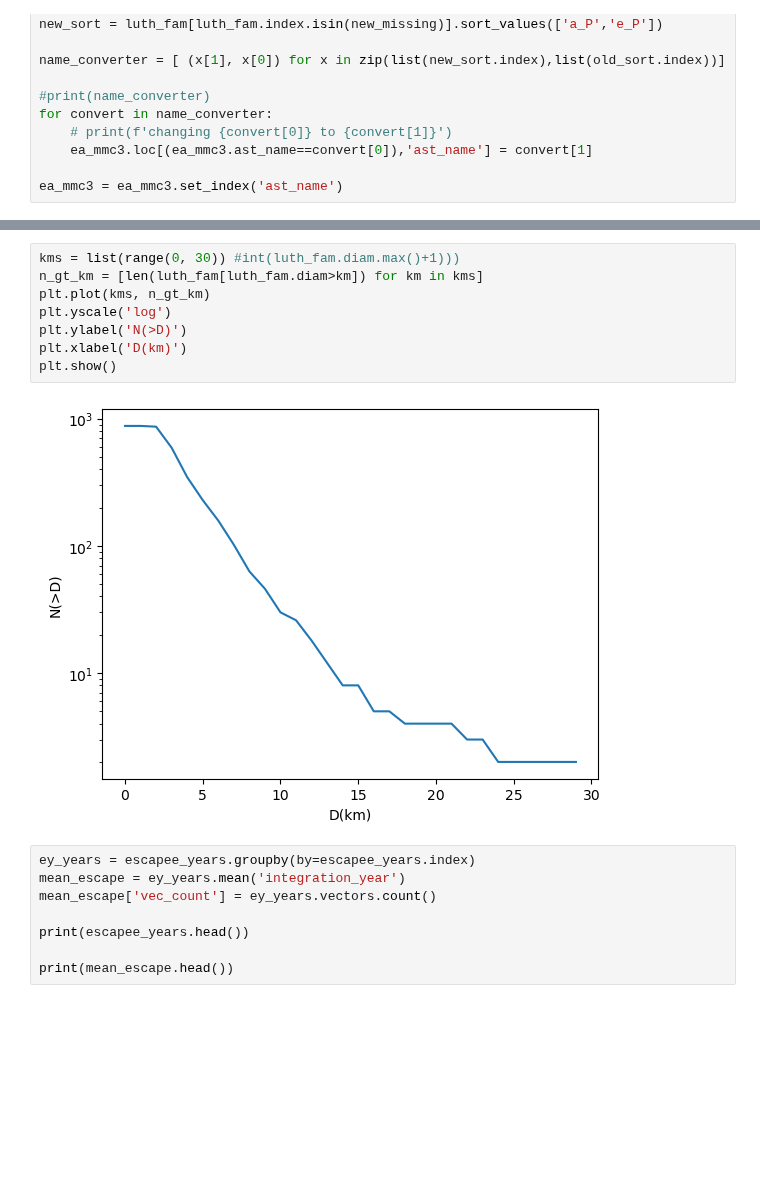
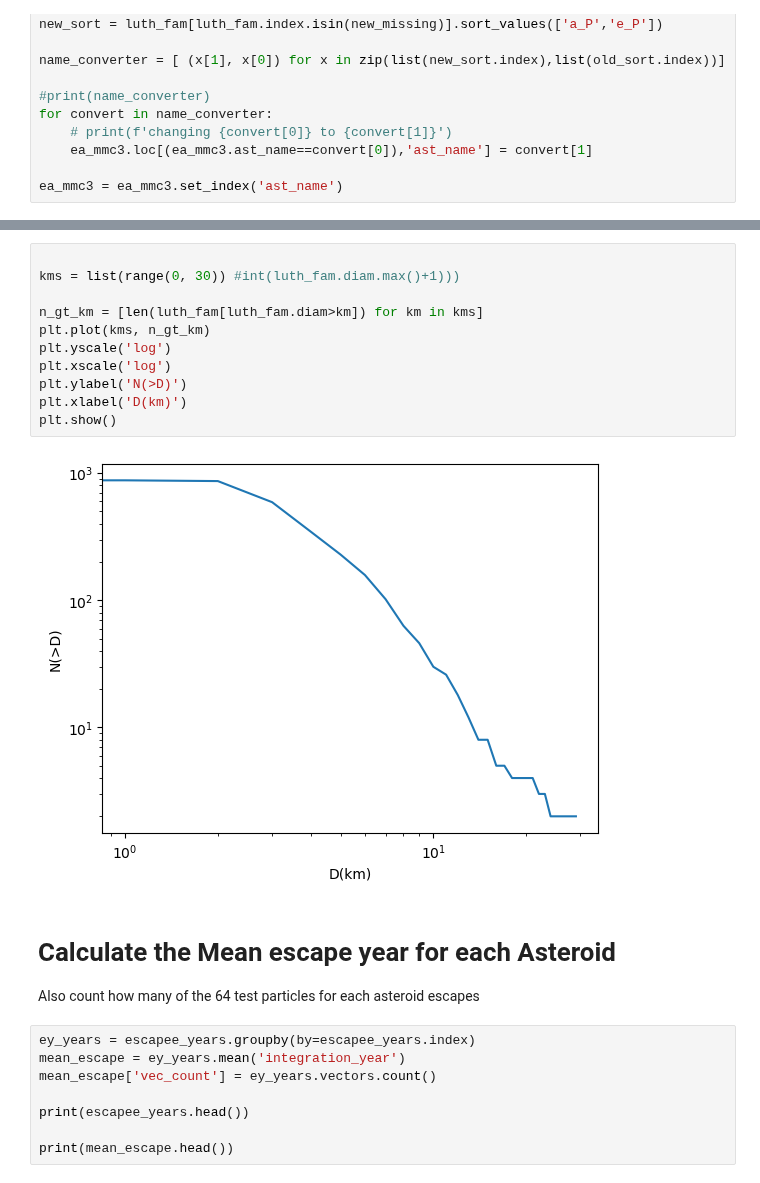
Before and after one commit to crankymax/asteroid_families, a Jupyter notebook: jupyter_notebooks/3Gyr_MC6_escaped_asteroids_.ipynb, the cells around one changed output, grey strips where cells are left out. Saved outputs shown, nothing was run; the diff lists cells and outputs as text; blank space fills up the shorter version.

```diff
--- a/jupyter_notebooks/3Gyr_MC6_escaped_asteroids_.ipynb
+++ b/jupyter_notebooks/3Gyr_MC6_escaped_asteroids_.ipynb
@@ -213,13 +241,20 @@ The tau=1.33e+09 yr and the 99.99% time is 1.77e+10 yr
 # %%
+
 kms = list(range(0, 30)) #int(luth_fam.diam.max()+1)))
+
 n_gt_km = [len(luth_fam[luth_fam.diam>km]) for km in kms]
 plt.plot(kms, n_gt_km)
 plt.yscale('log')
+plt.xscale('log')
 plt.ylabel('N(>D)')
 plt.xlabel('D(km)')
 plt.show()
 # %% [output]
-[figure, old version]
+[figure, new version]
+# %% [markdown]
+# Calculate the Mean escape year for each Asteroid
+
+Also count how many of the 64 test particles for each asteroid escapes
 # %%
 ey_years = escapee_years.groupby(by=escapee_years.index)
 mean_escape = ey_years.mean('integration_year')
```
Also changed, not shown: parts of 25 cells of this notebook, 9 other files.
